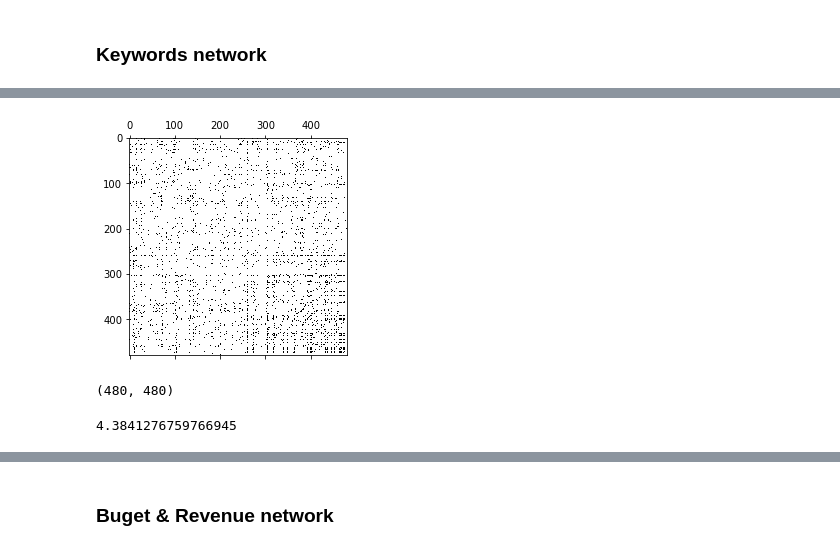
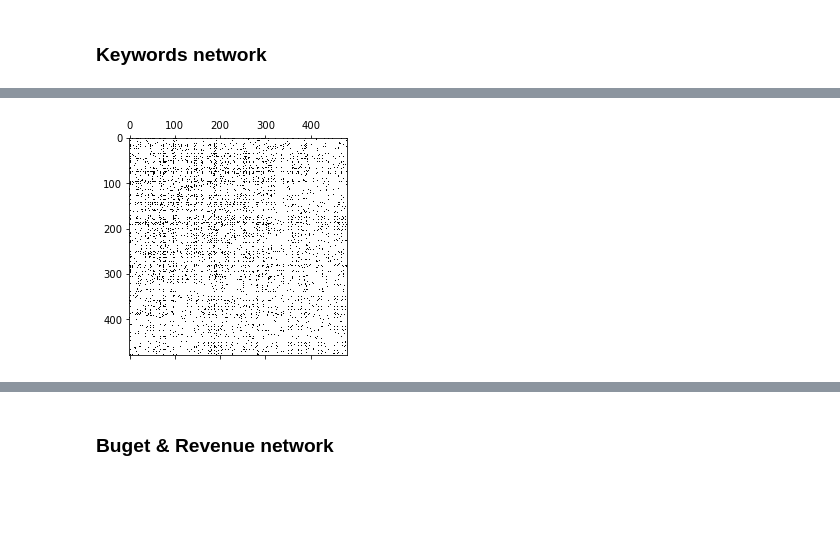
Before and after one commit to Lambo97/MovieRecommendation, a Jupyter notebook: src/movie_feature_network.ipynb, the cells around one changed output, grey strips where cells are left out. Drawn from its saved outputs; the diff is of its cells as text; code cells hidden in the pictures; blank space fills up the shorter version.

```diff
--- a/src/movie_feature_network.ipynb
+++ b/src/movie_feature_network.ipynb
@@ -209,8 +223,27 @@ nx.set_node_attributes(graph, movie_genres_matrix['label'])
 nx.write_gexf(graph, GRAPH_PATH+'movie_genres.gexf')
 # %% [markdown]
 ### Keywords network
+# %%
+def strdict_to_column_keywords(strdict, name):
+    """
+    Converts a dict (in string format) to a list of the values
+    e.g. [{"id": 18, "name": "Drama"}, {"id": 10749, "Action"}] -> ["Drama", "Action"]
+    """
+    list_dicts = movie_keywords.apply(lambda x: ast.literal_eval(x))
+    # Convert list of dicts to list of keywords/genres
+    _list = list_dicts.apply(lambda x: [d['name'] for d in x ])
+    df = pd.DataFrame(_list)
+    df = df.explode(name)
+    # Keep only first word of index
+    df[name] = df.apply(lambda x: str(x[name]).split()[0], axis=1)
+    df['count'] = 1
+    df = df.reset_index()
+    df = df.drop_duplicates()
+    # Pivot so 'name' becomes columns
+    df = df.pivot(index='index', columns=name, values='count').fillna(0)
+    return df
 # %%
 movie_keywords = movies["keywords"]
-movie_keywords_matrix = strdict_to_column(movie_keywords, "keywords")
+movie_keywords_matrix = strdict_to_column_keywords(movie_keywords, "keywords")
 keywords = list(movie_keywords_matrix.columns)
 # %%
@@ -242,2 +270,4 @@ Name: 0, Length: 2706, dtype: float64
 # %%
-keyword_distances = 1-pdist(movie_keywords_matrix,'jaccard')
+keyword_distances = pdist(movie_keywords_matrix,'jaccard')
+plt.hist(keyword_distances[keyword_distances != 1])
+plt.show
@@ -244,19 +277,6 @@ keyword_distances = 1-pdist(movie_keywords_matrix,'jaccard')
 # %%
-keyword_adjacency = squareform(np.where(keyword_distances> 0 , 1 , 0))
+keyword_adjacency = squareform(np.where(keyword_distances < 1 , 1 , 0))
 plt.spy(keyword_adjacency)
 plt.show()
 # %% [output]
-[figure, old version]
+[figure, new version]
-# %%
-distance = np.empty([movie_keywords_matrix.shape[0]]*2)
-for i in range(movie_keywords_matrix.shape[0]):
-    for j in range(movie_keywords_matrix.shape[0]):
-        distance[i,j] = np.linalg.norm(movie_keywords_matrix.iloc[j] - movie_keywords_matrix.iloc[i])
-distance.shape
-# %% [output]
-(480, 480)
-# %%
-mean_distance = distance.mean()
-mean_distance
-# %% [output]
-4.3841276759766945
```
Also changed, not shown: parts of 46 cells of this notebook, 10 other files.
